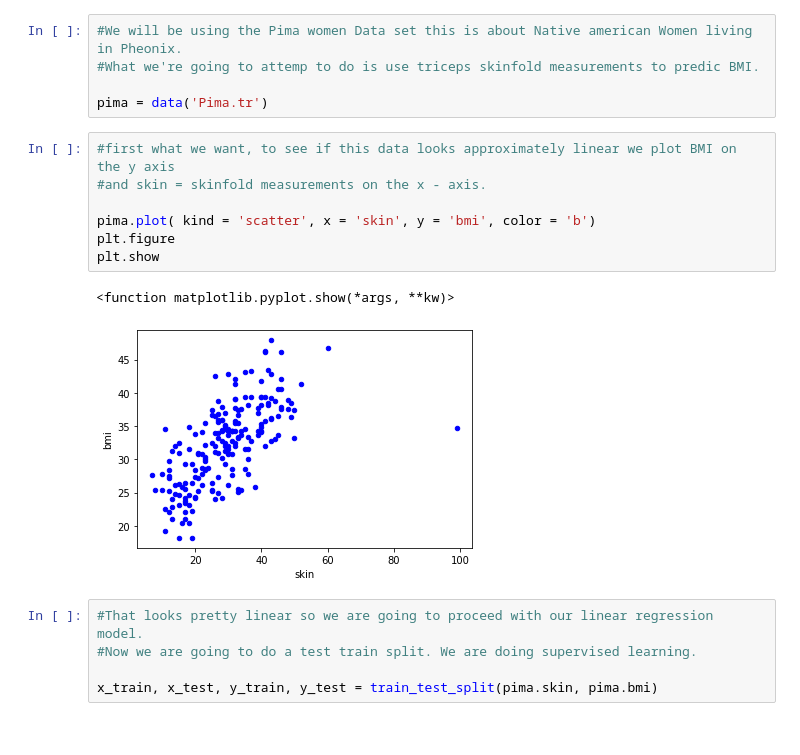
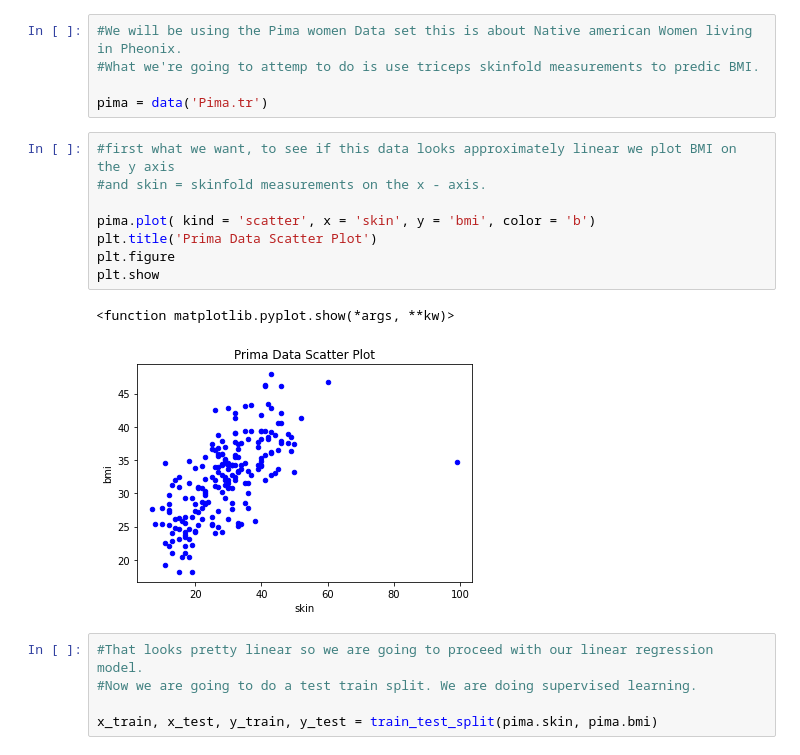
Before and after one commit to jbakery/Python-Portfolio, a Jupyter notebook: SimpleLinearRegressionPrimaModeling.ipynb, the cells around one changed output. Drawn from its saved outputs; the diff is of its cells as text.

```diff
--- a/SimpleLinearRegressionPrimaModeling.ipynb
+++ b/SimpleLinearRegressionPrimaModeling.ipynb
@@ -23,13 +23,14 @@ pima = data('Pima.tr')
 # %%
 #first what we want, to see if this data looks approximately linear we plot BMI on the y axis
 #and skin = skinfold measurements on the x - axis.
 
 pima.plot( kind = 'scatter', x = 'skin', y = 'bmi', color = 'b')
+plt.title('Prima Data Scatter Plot')
 plt.figure
 plt.show
 # %% [output]
 <function matplotlib.pyplot.show(*args, **kw)>
-[figure, old version]
+[figure, new version]
 # %%
 #That looks pretty linear so we are going to proceed with our linear regression model.
 #Now we are going to do a test train split. We are doing supervised learning.
```
